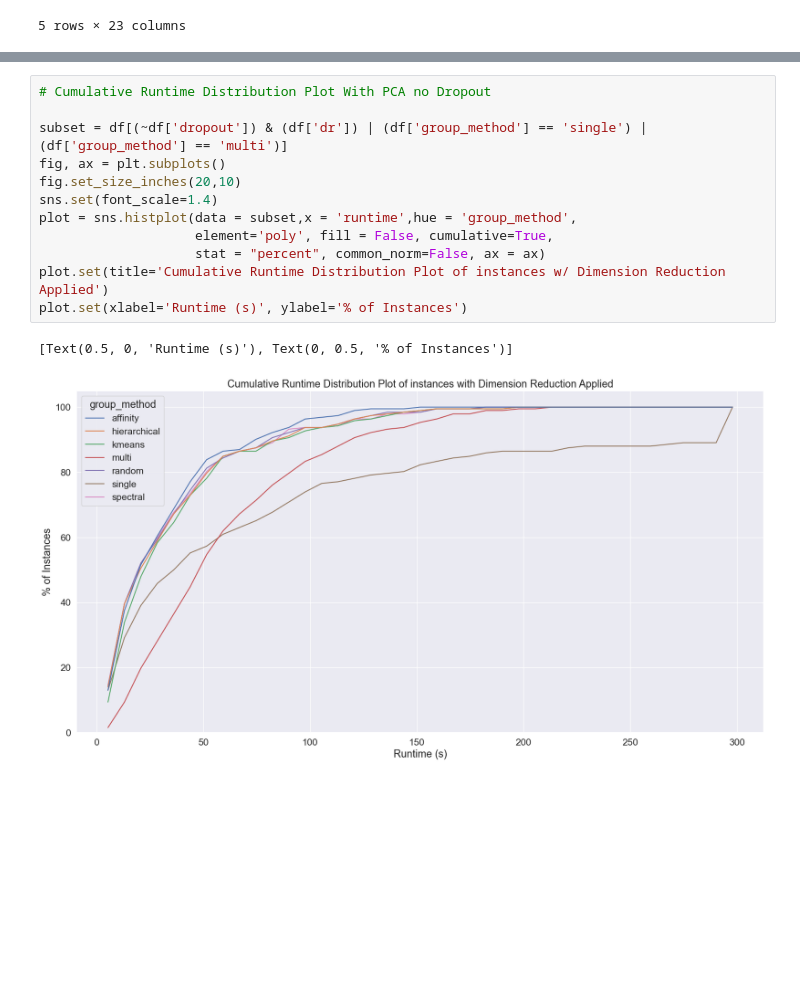
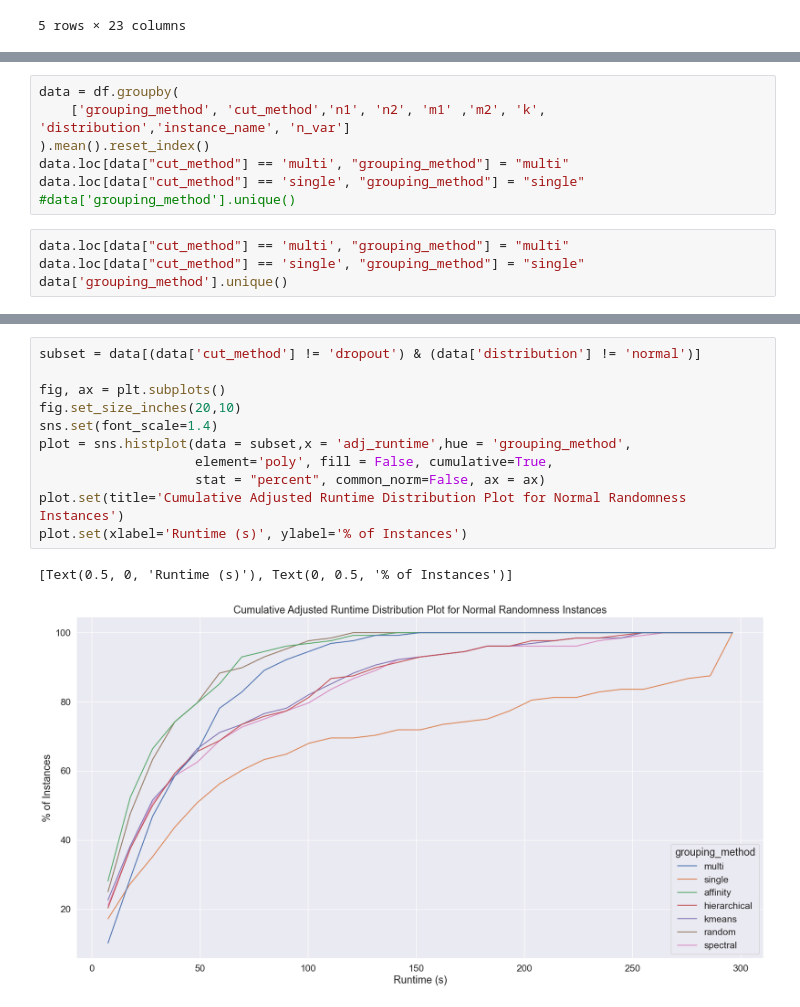
Before and after one commit to upadhyan/Clustering-in-Benders, a Jupyter notebook: notebooks/data_analysis.ipynb, the cells around one changed output, grey strips where cells are left out. Drawn from its saved outputs; the diff is of its cells as text; blank space fills up the shorter version.

Commit message:
lots of plots

```diff
--- a/notebooks/data_analysis.ipynb
+++ b/notebooks/data_analysis.ipynb
@@ -35,0 +41,11 @@ df.shape
+# %%
+data = df.groupby(
+    ['grouping_method', 'cut_method','n1', 'n2', 'm1' ,'m2', 'k', 'distribution','instance_name', 'n_var']
+).mean().reset_index()
+data.loc[data["cut_method"] == 'multi', "grouping_method"] = "multi"
+data.loc[data["cut_method"] == 'single', "grouping_method"] = "single"
+#data['grouping_method'].unique()
+# %%
+data.loc[data["cut_method"] == 'multi', "grouping_method"] = "multi"
+data.loc[data["cut_method"] == 'single', "grouping_method"] = "single"
+data['grouping_method'].unique()
@@ -80,16 +114,15 @@ plot.set(xlabel='Runtime (s)', ylabel='% of Instances')
 # %%
-# Cumulative Runtime Distribution Plot With PCA no Dropout
+subset = data[(data['cut_method'] != 'dropout') & (data['distribution'] != 'normal')]
 
-subset = df[(~df['dropout']) & (df['dr']) | (df['group_method'] == 'single') | (df['group_method'] == 'multi')]
 fig, ax = plt.subplots()
 fig.set_size_inches(20,10)
 sns.set(font_scale=1.4)
-plot = sns.histplot(data = subset,x = 'runtime',hue = 'group_method',
+plot = sns.histplot(data = subset,x = 'adj_runtime',hue = 'grouping_method',
                     element='poly', fill = False, cumulative=True,
                     stat = "percent", common_norm=False, ax = ax)
-plot.set(title='Cumulative Runtime Distribution Plot of instances w/ Dimension Reduction Applied')
+plot.set(title='Cumulative Adjusted Runtime Distribution Plot for Normal Randomness Instances')
 plot.set(xlabel='Runtime (s)', ylabel='% of Instances')
 # %% [output]
 [Text(0.5, 0, 'Runtime (s)'), Text(0, 0.5, '% of Instances')]
-[figure, old version]
+[figure, new version]
 # %%
```
Also changed, not shown: parts of 24 cells of this notebook.
